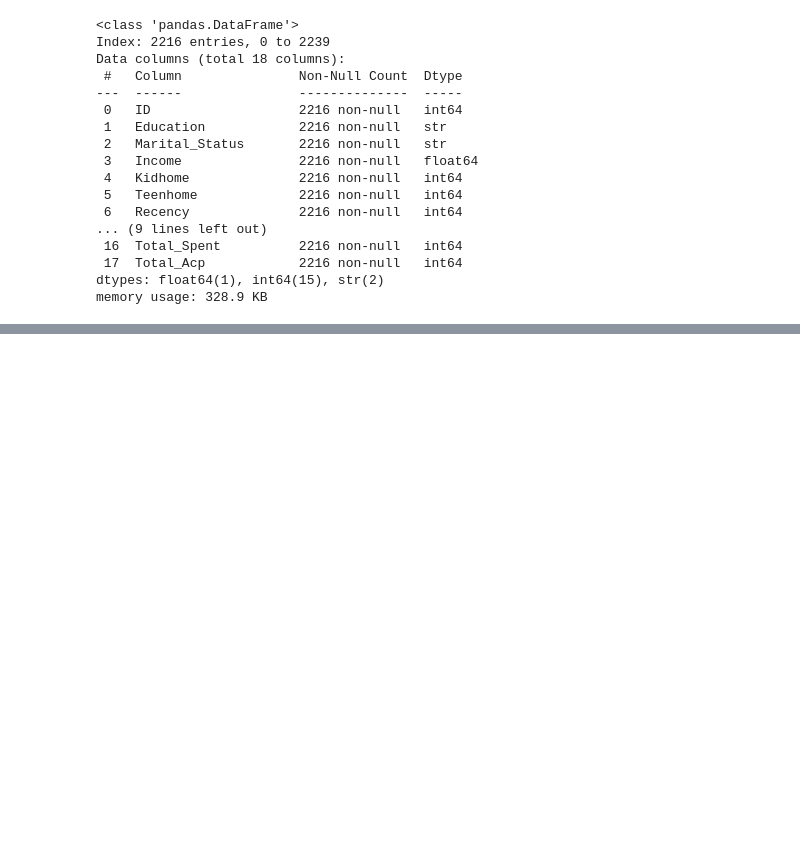
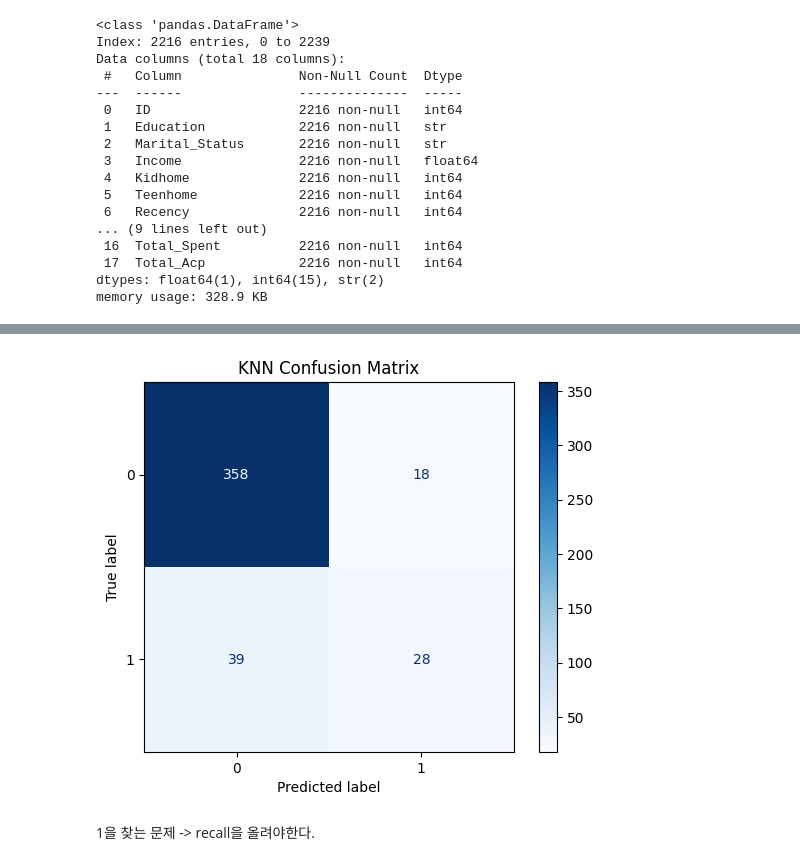
Before and after one commit to waterlemon7z/DataScience-customer-personality-analysis, a Jupyter notebook: main.ipynb, the cells around one changed output, grey strips where cells are left out. Saved outputs shown, nothing was run; the diff lists cells and outputs as text; code cells hidden in the pictures; blank space fills up the shorter version.

Commit message:
[feat] baseline - knn. Need to improve Recall

```diff
--- a/main.ipynb
+++ b/main.ipynb
@@ -149,0 +268,33 @@ memory usage: 328.9 KB
+# %%
+X_train, X_test, y_train, y_test = train_test_split(
+    X,
+    y,
+    test_size=0.2,
+    random_state=42,
+    stratify=y
+)
+
+knn_pipeline = Pipeline([
+    ('scaler', StandardScaler()),
+    ('knn', KNeighborsClassifier())
+])
+
+param_grid = {
+    'knn__n_neighbors': range(3, 32, 2),
+    'knn__weights': ['uniform', 'distance'],
+    'knn__metric': ['euclidean', 'manhattan']
+}
+# %%
+grid_search = GridSearchCV(
+    knn_pipeline,
+    param_grid=param_grid,
+    scoring='f1',
+    cv=5,
+    n_jobs=-1
+)
+
+grid_search.fit(X_train, y_train)
+
+best_knn_model = grid_search.best_estimator_
+print('Best parameters:', grid_search.best_params_)
+print('Best CV F1:', grid_search.best_score_)
@@ -149,0 +304,5 @@ memory usage: 328.9 KB
+# %%
+y_pred = best_knn_model.predict(X_test)
+
+print('Test accuracy:', accuracy_score(y_test, y_pred))
+print(classification_report(y_test, y_pred))
@@ -149,0 +319,8 @@ memory usage: 328.9 KB
+# %%
+cm = confusion_matrix(y_test, y_pred)
+disp = ConfusionMatrixDisplay(confusion_matrix=cm, display_labels=best_knn_model.classes_)
+disp.plot(cmap='Blues')
+plt.title('KNN Confusion Matrix')
+plt.show()
+# %% [output]
+[figure, added]
@@ -149,0 +349,2 @@ memory usage: 328.9 KB
+# %% [markdown]
+1을 찾는 문제 -> recall을 올려야한다.
```
Also changed, not shown: parts of 22 cells of this notebook.
